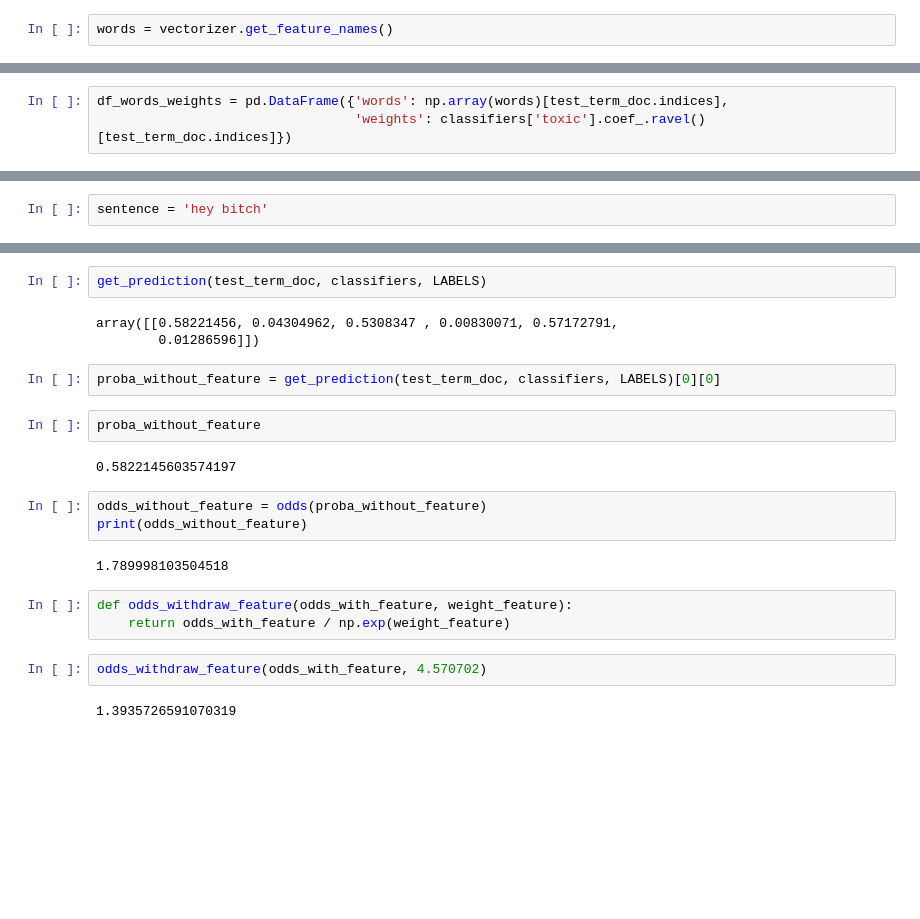
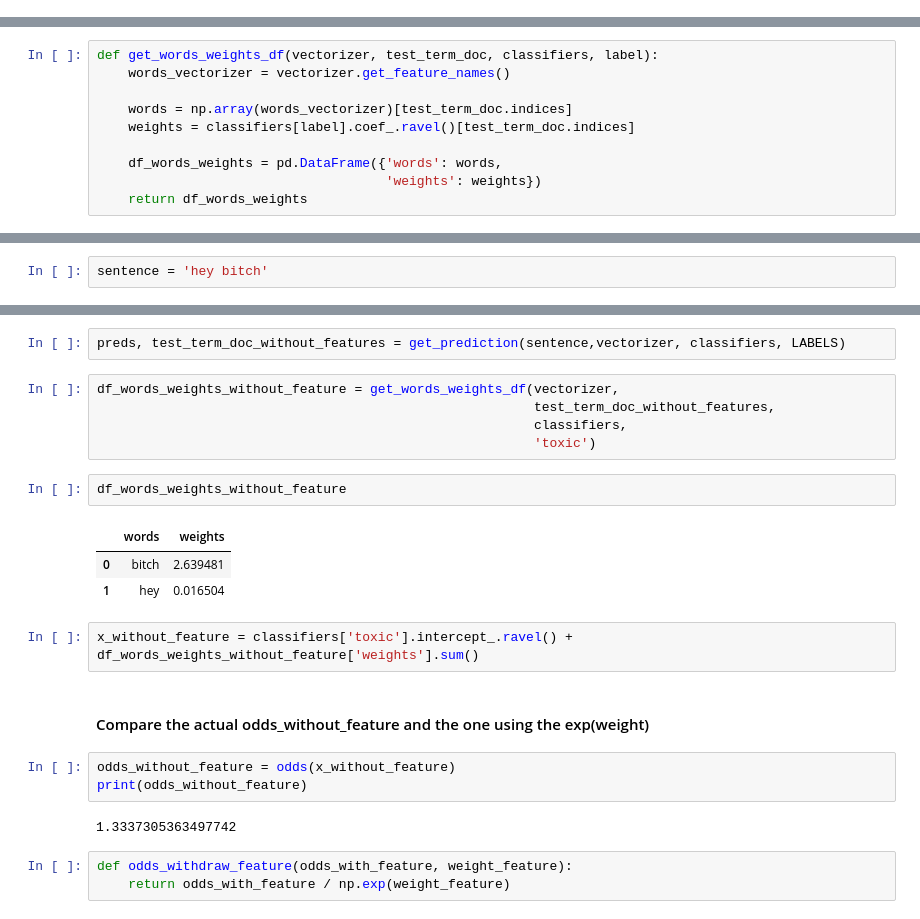
Before and after one commit to LeaNac/Multi-label_text_classification, a Jupyter notebook: notebooks/Toxic_comment_challenge-predict.ipynb, the cells around one changed output, grey strips where cells are left out. Cells and saved outputs as stored; diff of their text form; blank space fills up the shorter version.

Commit message:
Features : add interpretability LR and split train and predict notebooks

```diff
--- a/notebooks/Toxic_comment_challenge-predict.ipynb
+++ b/notebooks/Toxic_comment_challenge-predict.ipynb
@@ -86,2 +45,0 @@ array([ 6712, 19572, 22417], dtype=int32)
-# %%
-words = vectorizer.get_feature_names()
@@ -96,5 +46,12 @@ array(['bitch', 'fucking', 'hey'], dtype='<U31')
 # %% [markdown]
 Créons maintenant un dataframe propre avec les mots / poids
 # %%
-df_words_weights = pd.DataFrame({'words': np.array(words)[test_term_doc.indices],
-                                 'weights': classifiers['toxic'].coef_.ravel()[test_term_doc.indices]})
+def get_words_weights_df(vectorizer, test_term_doc, classifiers, label):
+    words_vectorizer = vectorizer.get_feature_names()
+
+    words = np.array(words_vectorizer)[test_term_doc.indices]
+    weights = classifiers[label].coef_.ravel()[test_term_doc.indices]
+
+    df_words_weights = pd.DataFrame({'words': words,
+                                     'weights': weights})
+    return df_words_weights
@@ -136,23 +86,25 @@ test_term_doc = vectorizer.transform(pd.Series(sentence))
-# %%
-get_prediction(test_term_doc, classifiers, LABELS)
-# %% [output]
-array([[0.58221456, 0.04304962, 0.5308347 , 0.00830071, 0.57172791,
-        0.01286596]])
-# %%
-proba_without_feature = get_prediction(test_term_doc, classifiers, LABELS)[0][0]
-# %%
-proba_without_feature
-# %% [output]
-0.5822145603574197
+# %%
+preds, test_term_doc_without_features = get_prediction(sentence,vectorizer, classifiers, LABELS)
+# %%
+df_words_weights_without_feature = get_words_weights_df(vectorizer,
+                                                        test_term_doc_without_features,
+                                                        classifiers,
+                                                        'toxic')
+# %%
+df_words_weights_without_feature
+# %% [output]
+|  | words | weights |
+| 0 | bitch | 2.639481 |
+| 1 | hey | 0.016504 |
+# %%
+x_without_feature = classifiers['toxic'].intercept_.ravel() + df_words_weights_without_feature['weights'].sum()
+# %% [markdown]
+#### Compare the actual odds_without_feature and the one using the exp(weight)
 # %%
-odds_without_feature = odds(proba_without_feature)
+odds_without_feature = odds(x_without_feature)
 print(odds_without_feature)
 # %% [output]
-1.789998103504518
+1.3337305363497742
 # %%
 def odds_withdraw_feature(odds_with_feature, weight_feature):
     return odds_with_feature / np.exp(weight_feature)
-# %%
-odds_withdraw_feature(odds_with_feature, 4.570702)
-# %% [output]
-1.3935726591070319
```
Also changed, not shown: parts of 21 cells of this notebook, 2 other files.
